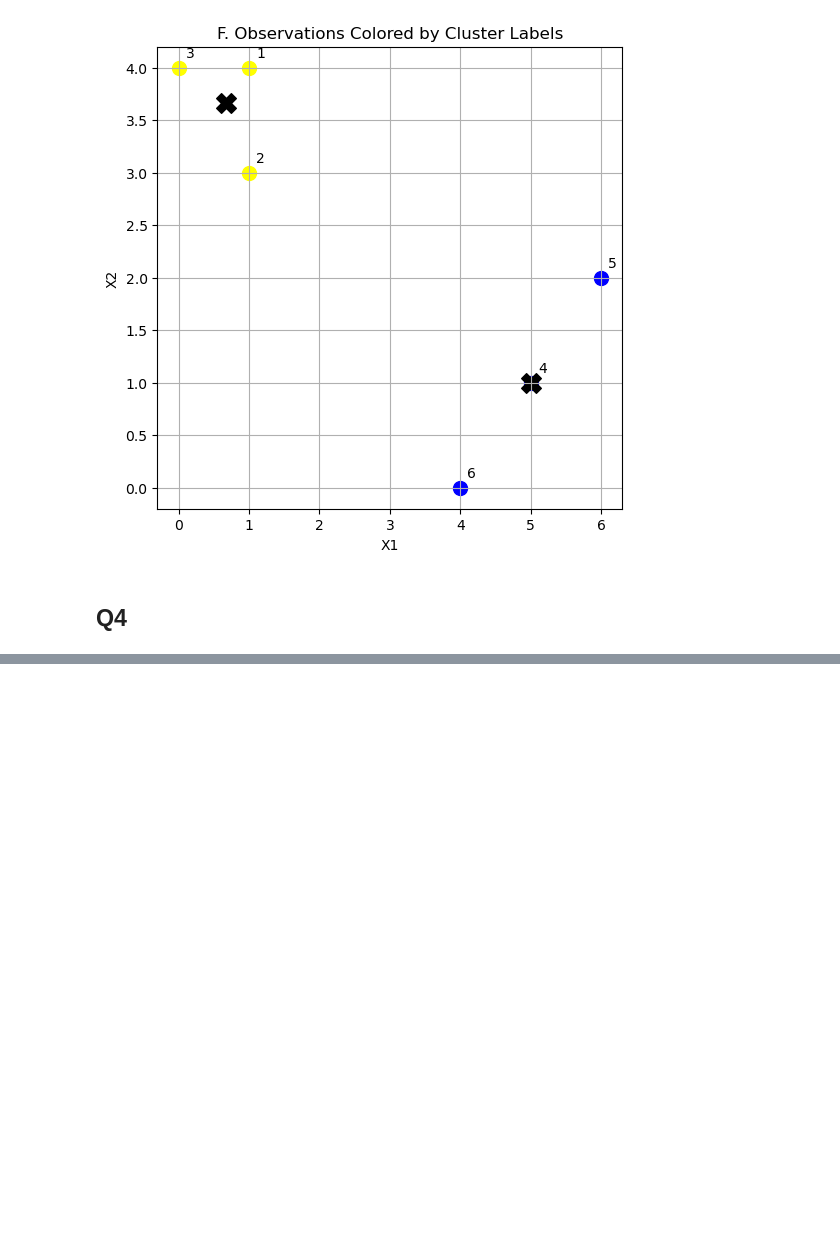
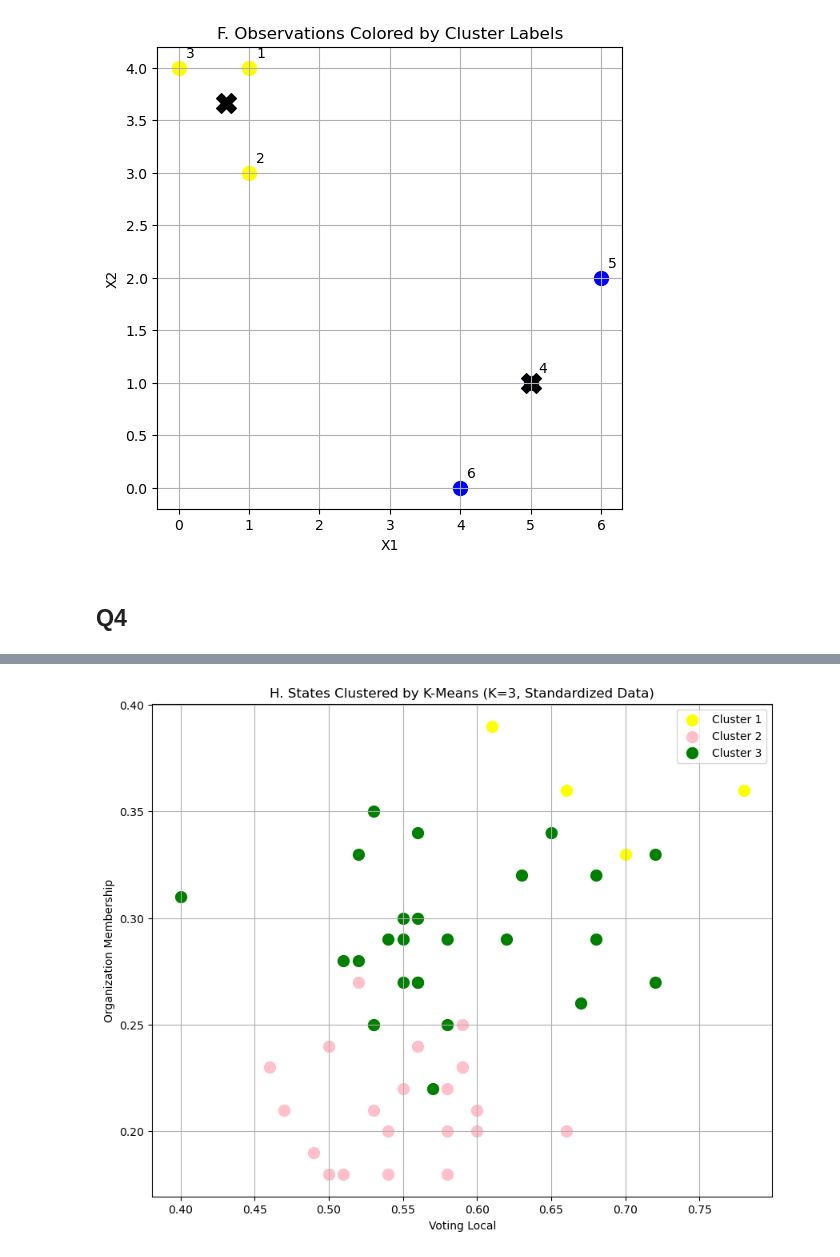
Before and after one commit to Ganga0506/code_2600, a Jupyter notebook: code/homework3.ipynb, the cells around one changed output, grey strips where cells are left out. Drawn from its saved outputs; the diff is of its cells as text; code cells hidden in the pictures; blank space fills up the shorter version.

```diff
--- a/code/homework3.ipynb
+++ b/code/homework3.ipynb
@@ -355,0 +518,6 @@ Cluster
+# %%
+# Part G: K-means clustering with K=3 on standardized data
+kmeans_scaled = KMeans(n_clusters=3, random_state=42)
+kmeans_scaled.fit(cev_scaled)
+cev_2021['KMeans_Cluster3_Scaled'] = kmeans_scaled.labels_ + 1
+print(cev_2021[['State', 'KMeans_Cluster3_Scaled']].sort_values('KMeans_Cluster3_Scaled').reset_index(drop=True))
@@ -355,0 +548,21 @@ Cluster
+# %%
+# Part H: Scatter plot colored by K-means clusters
+plt.figure(figsize=(10, 8))
+colors = {1: 'yellow', 2: 'pink', 3: 'green'}
+
+for cluster in [1, 2, 3]:
+    cluster_data = cev_2021[cev_2021['KMeans_Cluster3_Scaled'] == cluster]
+    plt.scatter(cluster_data['Voting_Local'],
+                cluster_data['Organizational_Membership'],
+                c=colors[cluster],
+                label=f'Cluster {cluster}',
+                s=100)
+
+plt.xlabel('Voting Local')
+plt.ylabel('Organization Membership')
+plt.title('H. States Clustered by K-Means (K=3, Standardized Data)')
+plt.legend()
+plt.grid(True)
+plt.show()
+# %% [output]
+[figure, added]
```
Also changed, not shown: parts of 13 cells of this notebook, 1 other file.
